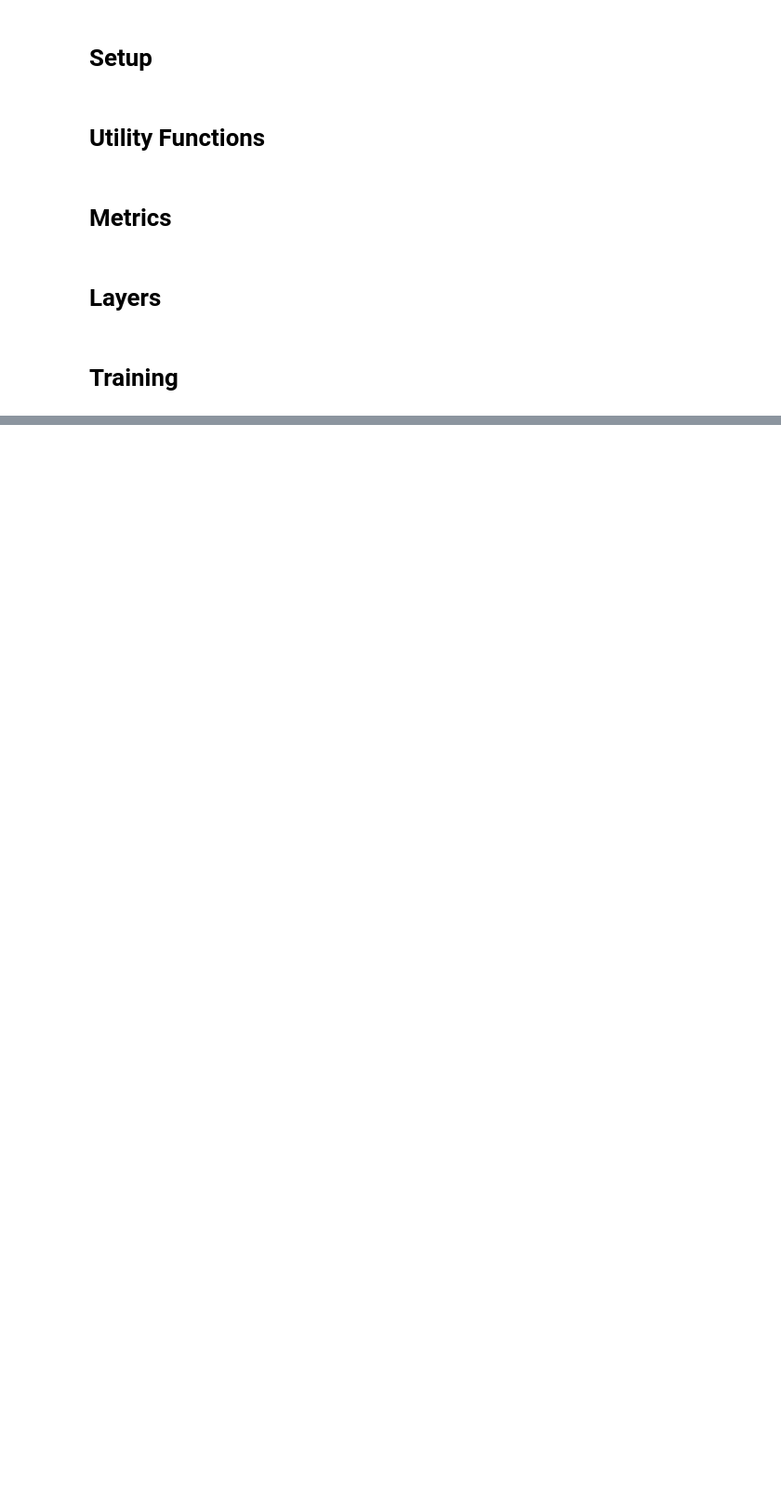
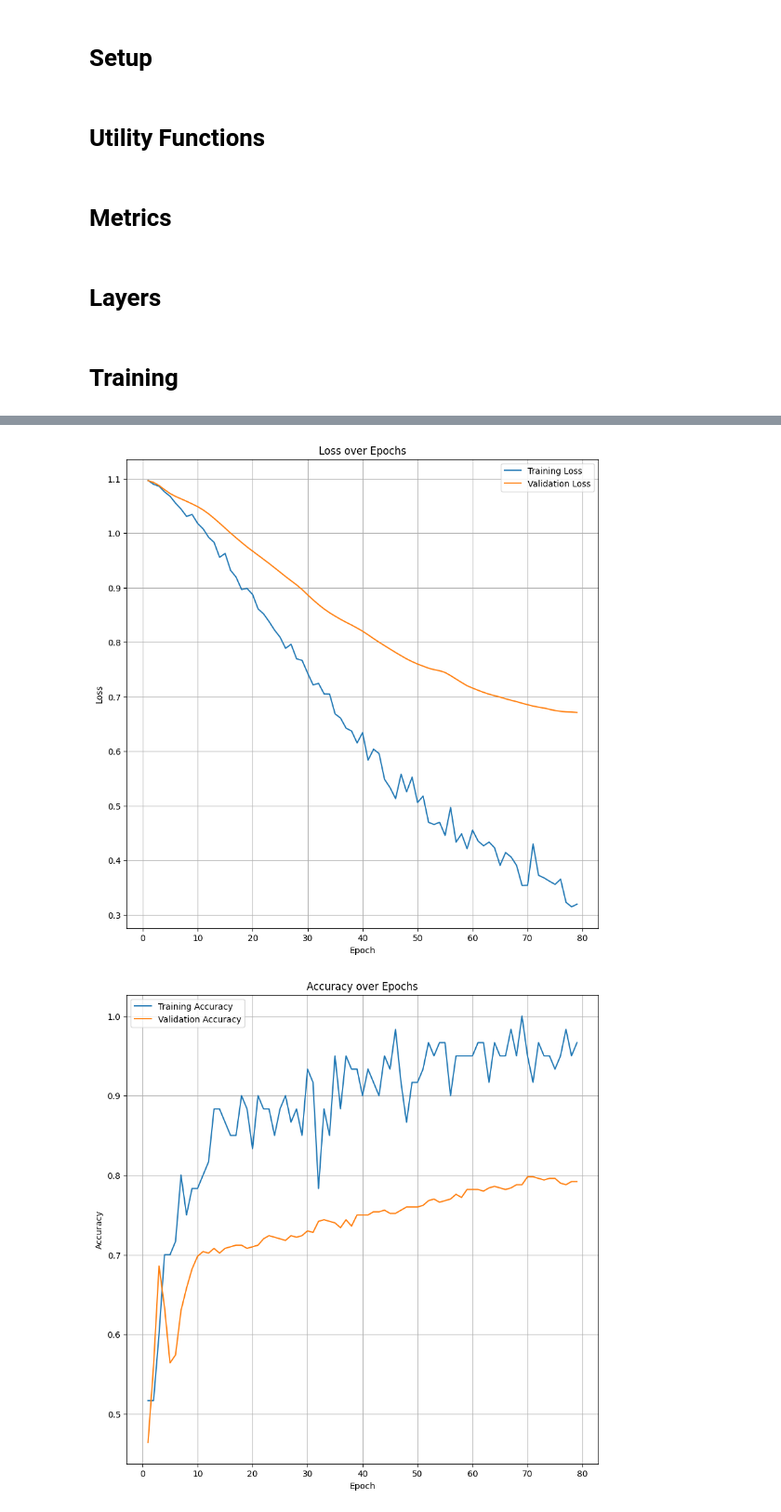
Before and after one commit to PatrickHuynh837/GCN-Implementation-CS-553, a Jupyter notebook: gcn/Project1.ipynb, the cells around one changed output, grey strips where cells are left out. Shown: that part at 93% size. Drawn from its saved outputs; the diff is of its cells as text; code cells hidden in the pictures; blank space fills up the shorter version.

```diff
--- a/gcn/Project1.ipynb
+++ b/gcn/Project1.ipynb
@@ -396,4 +403,5 @@ Early stopping at epoch 49. Best val acc: 0.7700
 # %%
 #Pubmed
 model, m = train_gcn(dataset='pubmed')
+create_plots(m)
 # %% [output]
@@ -416,0 +425,2 @@ Early stopping at epoch 21. Best val acc: 0.7080
+[figure, added]
+[figure, added]
```
Also changed, not shown: parts of 5 cells of this notebook.
